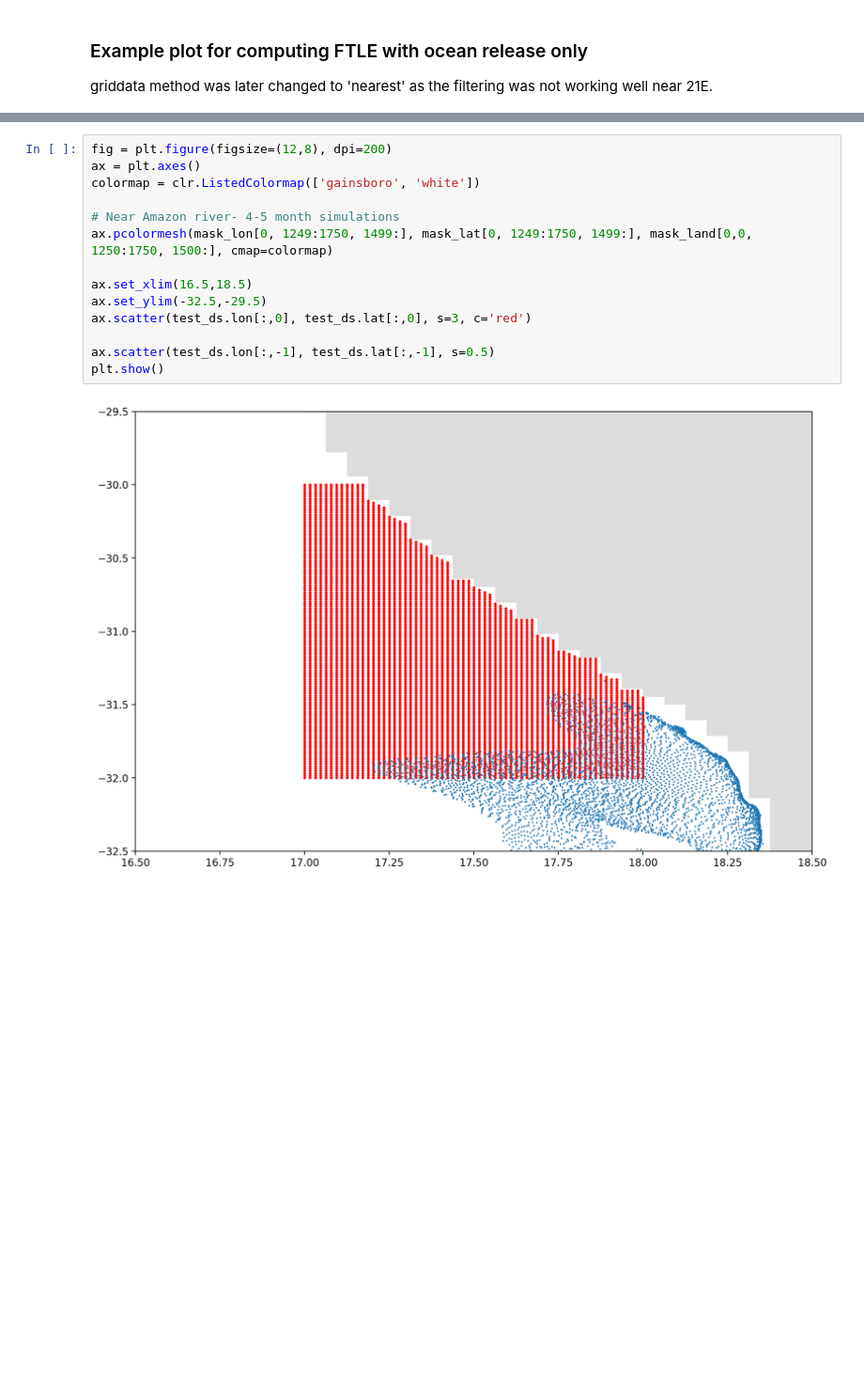
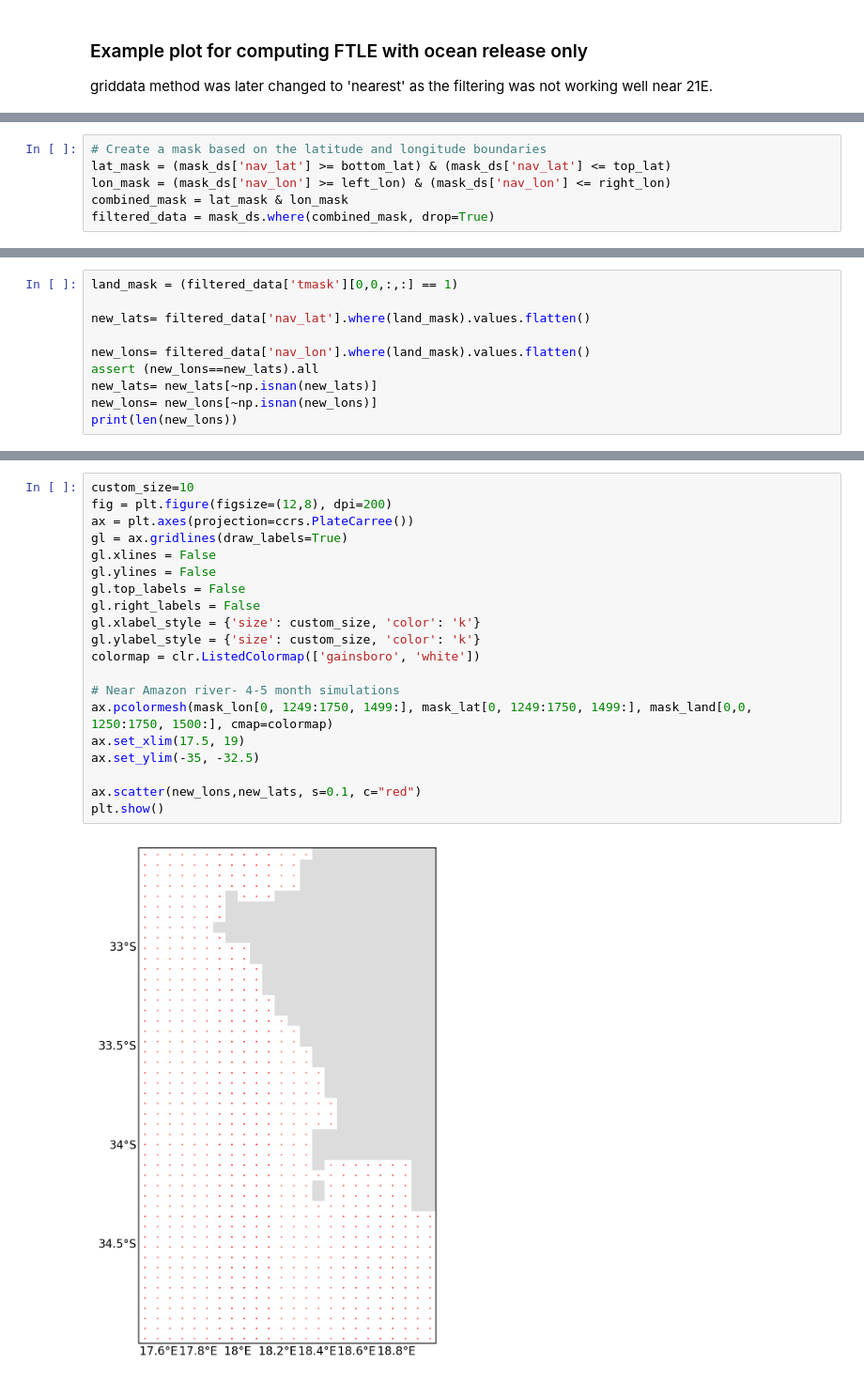
Before and after one commit to OceanParcels/atlanteco_plankton_plastic_nutrients_dispersion, a Jupyter notebook: src/processing/extract_Benguela_region.ipynb, the cells around one changed output, grey strips where cells are left out. Shown: that part at 94% size. Cells and saved outputs as stored; diff of their text form; blank space fills up the shorter version.

```diff
--- a/src/processing/extract_Benguela_region.ipynb
+++ b/src/processing/extract_Benguela_region.ipynb
@@ -184,0 +269,6 @@ v2.4.1-265-g9573623b
+# %%
+# Create a mask based on the latitude and longitude boundaries
+lat_mask = (mask_ds['nav_lat'] >= bottom_lat) & (mask_ds['nav_lat'] <= top_lat)
+lon_mask = (mask_ds['nav_lon'] >= left_lon) & (mask_ds['nav_lon'] <= right_lon)
+combined_mask = lat_mask & lon_mask
+filtered_data = mask_ds.where(combined_mask, drop=True)
@@ -184,0 +280,10 @@ v2.4.1-265-g9573623b
+# %%
+land_mask = (filtered_data['tmask'][0,0,:,:] == 1)
+
+new_lats= filtered_data['nav_lat'].where(land_mask).values.flatten()
+
+new_lons= filtered_data['nav_lon'].where(land_mask).values.flatten()
+assert (new_lons==new_lats).all
+new_lats= new_lats[~np.isnan(new_lats)]
+new_lons= new_lons[~np.isnan(new_lons)]
+print(len(new_lons))
@@ -185,16 +314,22 @@ v2.4.1-265-g9573623b
 # %%
+custom_size=10
 fig = plt.figure(figsize=(12,8), dpi=200)
-ax = plt.axes()
+ax = plt.axes(projection=ccrs.PlateCarree())
+gl = ax.gridlines(draw_labels=True)
+gl.xlines = False
+gl.ylines = False
+gl.top_labels = False
+gl.right_labels = False
+gl.xlabel_style = {'size': custom_size, 'color': 'k'}
+gl.ylabel_style = {'size': custom_size, 'color': 'k'}
 colormap = clr.ListedColormap(['gainsboro', 'white'])
 
 # Near Amazon river- 4-5 month simulations
 ax.pcolormesh(mask_lon[0, 1249:1750, 1499:], mask_lat[0, 1249:1750, 1499:], mask_land[0,0, 1250:1750, 1500:], cmap=colormap)
+ax.set_xlim(17.5, 19)
+ax.set_ylim(-35, -32.5)
 
-ax.set_xlim(16.5,18.5)
-ax.set_ylim(-32.5,-29.5)
-ax.scatter(test_ds.lon[:,0], test_ds.lat[:,0], s=3, c='red')
-
-ax.scatter(test_ds.lon[:,-1], test_ds.lat[:,-1], s=0.5)
+ax.scatter(new_lons,new_lats, s=0.1, c="red")
 plt.show()
 # %% [output]
-[figure, old version]
+[figure, new version]
```
Also changed, not shown: parts of 26 cells of this notebook.
